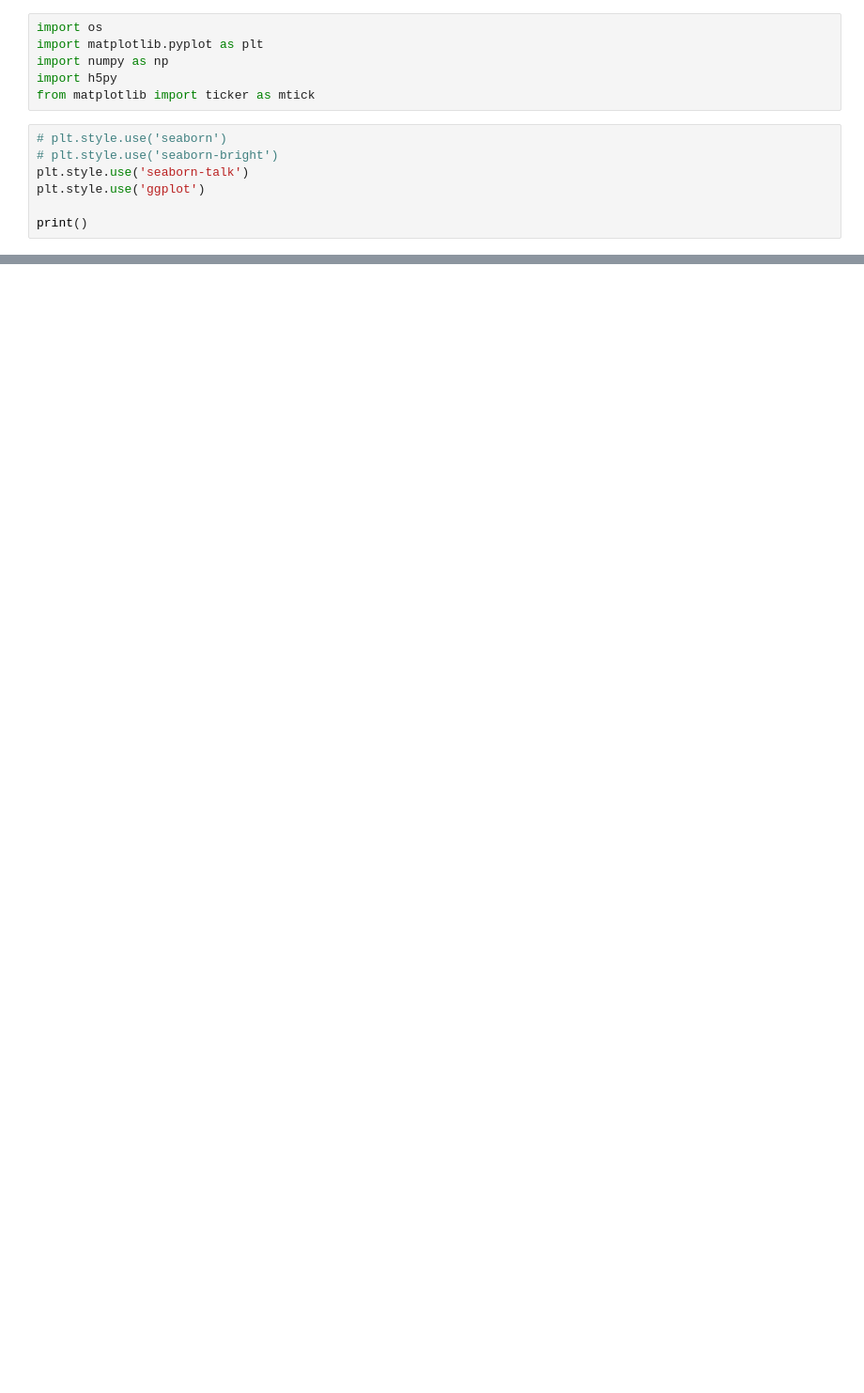
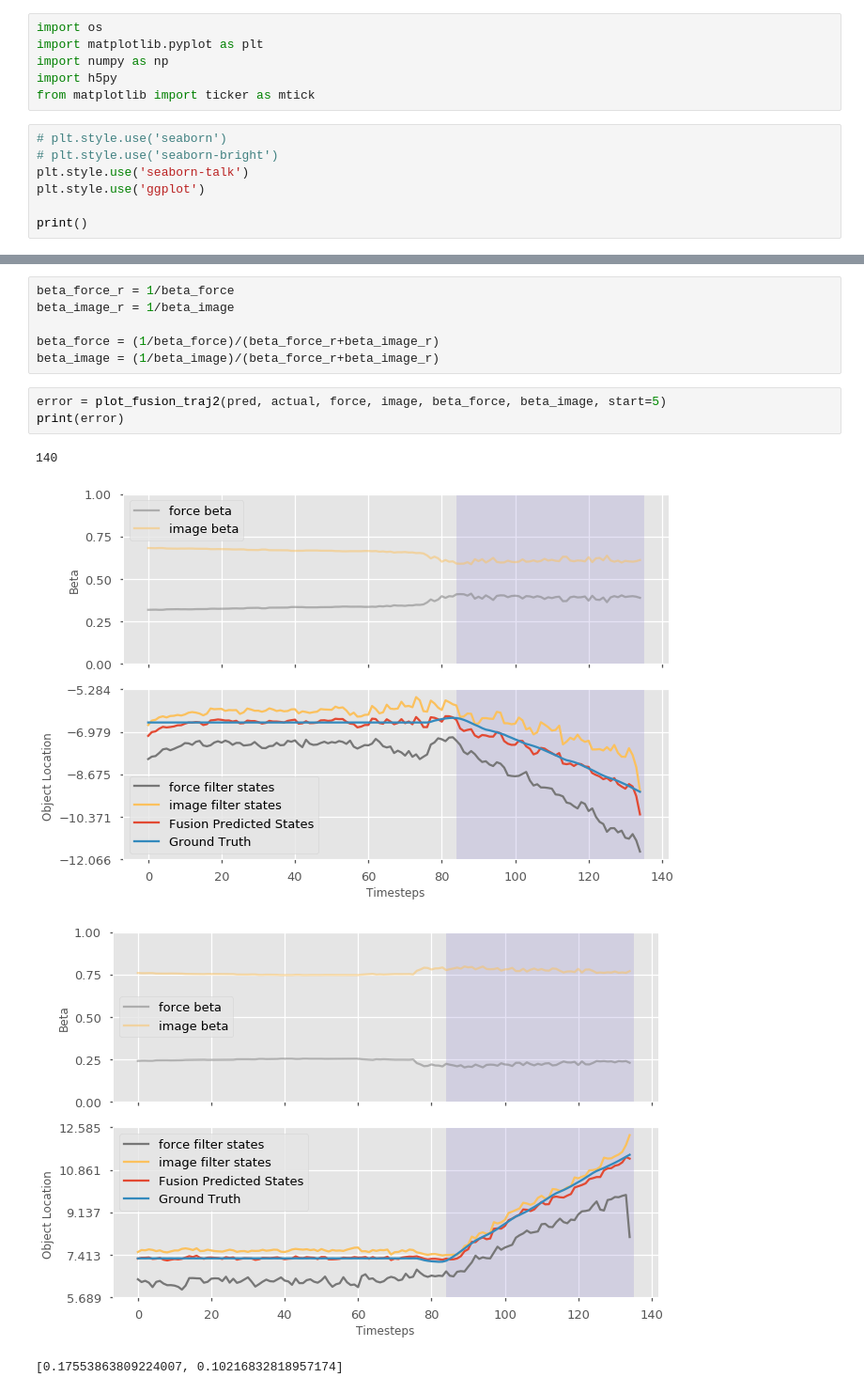
Before and after one commit to HaoWen470/crossmodal_filtering1, a Jupyter notebook: plot_curves.ipynb, the cells around one changed output, grey strips where cells are left out. Shown at 94% size. Saved outputs shown, nothing was run; the diff lists cells and outputs as text; blank space fills up the shorter version.

```diff
--- a/plot_curves.ipynb
+++ b/plot_curves.ipynb
@@ -32,2 +116,16 @@ beta_image = np.clip(f['image_betas'][i] -1, 0, 1)
 force = f['force_states'][i]* np.array((5.72, 6.11))
 image = f['image_states'][i]* np.array((5.72, 6.11))
+# %%
+beta_force_r = 1/beta_force
+beta_image_r = 1/beta_image
+
+beta_force = (1/beta_force)/(beta_force_r+beta_image_r)
+beta_image = (1/beta_image)/(beta_force_r+beta_image_r)
+# %%
+error = plot_fusion_traj2(pred, actual, force, image, beta_force, beta_image, start=5)
+print(error)
+# %% [output]
+140
+[figure, added]
+[figure, added]
+[0.17553863809224007, 0.10216832818957174]
```
Also changed, not shown: parts of 18 cells of this notebook.
